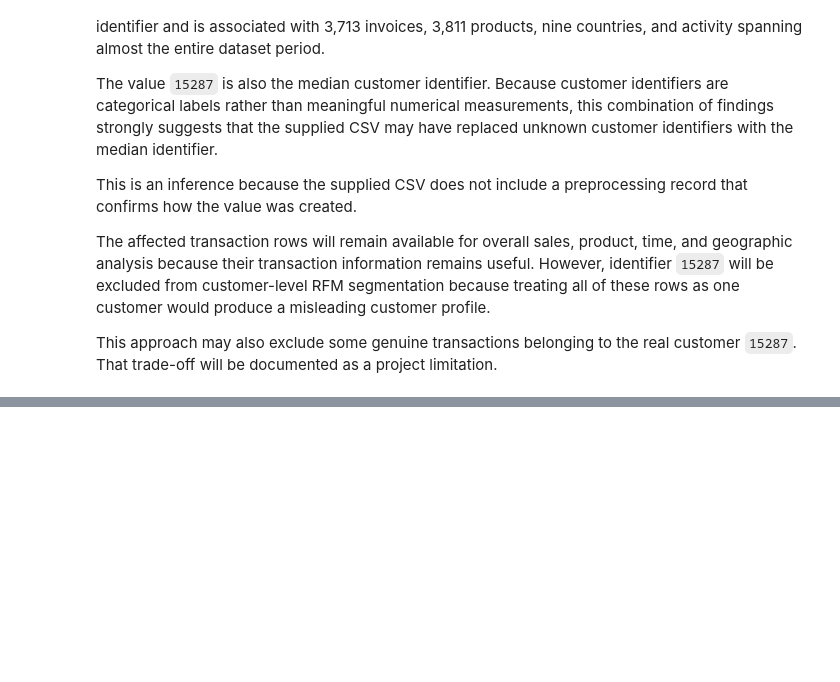
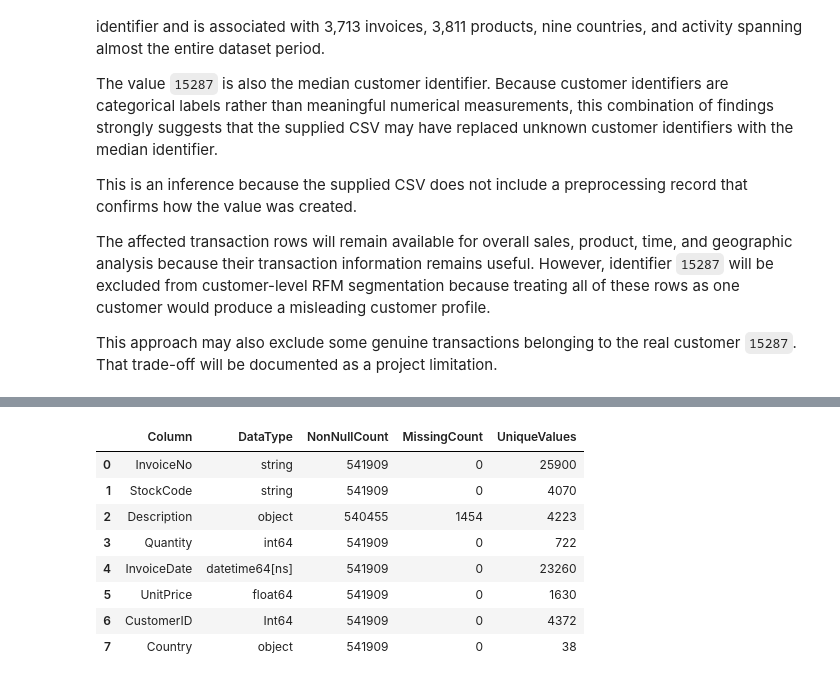
Before and after one commit to Ellusive89/CI-DA-Project-2-Online-Retail-Transaction-Analysis, a Jupyter notebook: jupyter_notebooks/01_ETL_Data_Cleaning.ipynb, the cells around one changed output, grey strips where cells are left out. Drawn from its saved outputs; the diff is of its cells as text; code cells hidden in the pictures; blank space fills up the shorter version.

Commit message:
add transaction data quality assessment

```diff
--- a/jupyter_notebooks/01_ETL_Data_Cleaning.ipynb
+++ b/jupyter_notebooks/01_ETL_Data_Cleaning.ipynb
@@ -259,0 +266,22 @@ This approach may also exclude some genuine transactions belonging to the real c
+# %%
+schema_summary = pd.DataFrame(
+    {
+        "Column": df_raw.columns,
+        "DataType": df_raw.dtypes.astype(str).values,
+        "NonNullCount": df_raw.notna().sum().values,
+        "MissingCount": df_raw.isna().sum().values,
+        "UniqueValues": df_raw.nunique(dropna=True).values,
+    }
+)
+
+schema_summary
+# %% [output]
+|  | Column | DataType | NonNullCount | MissingCount | UniqueValues |
+| 0 | InvoiceNo | string | 541909 | 0 | 25900 |
+| 1 | StockCode | string | 541909 | 0 | 4070 |
+| 2 | Description | object | 540455 | 1454 | 4223 |
+| 3 | Quantity | int64 | 541909 | 0 | 722 |
+| 4 | InvoiceDate | datetime64[ns] | 541909 | 0 | 23260 |
+| 5 | UnitPrice | float64 | 541909 | 0 | 1630 |
+| 6 | CustomerID | Int64 | 541909 | 0 | 4372 |
+| 7 | Country | object | 541909 | 0 | 38 |
```
Also changed, not shown: parts of 18 cells of this notebook.
